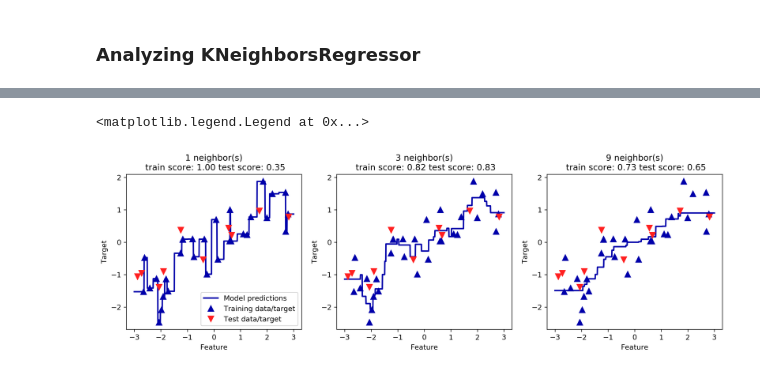
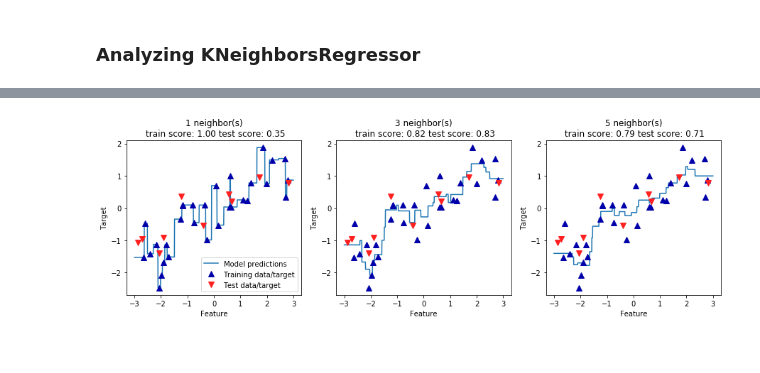
Before and after one commit to gwondohyung/data_science_2018, a Jupyter notebook: Chapter02/2.3.2.ipynb, the cells around one changed output, grey strips where cells are left out. Saved outputs shown, nothing was run; the diff lists cells and outputs as text; code cells hidden in the pictures.

```diff
--- a/Chapter02/2.3.2.ipynb
+++ b/Chapter02/2.3.2.ipynb
@@ -194,12 +194,11 @@ neighbors_settings = range(1, 11)
 
 for n_neighbors in neighbors_settings:
     # build the model
-    clf = KNeighborsClassifier(n_neighbors=n_neighbors)
-    clf.fit(X_train, y_train)
+    clf = KNeighborsClassifier(n_neighbors=n_neighbors).fit(X_train, y_train)
     # record training set accuracy
-    training_accuracy.append(clf.score(X_train, y_train))
+    training_accuracy.append(clf.score(X_train, y_train)) # 훈련 데이터에 대한 Accuracy
     # record generalization accuracy
-    test_accuracy.append(clf.score(X_test, y_test))
+    test_accuracy.append(clf.score(X_test, y_test)) # 테스트 데이터에 대한 Accuracy
 
 plt.figure(figsize=(8, 6), dpi=80, facecolor='w', edgecolor='k')
 plt.plot(neighbors_settings, training_accuracy, label="training accuracy")
@@ -252,23 +303,86 @@ Test set R^2: 0.83
 # %%
+training_accuracy_2 = []
+test_accuracy_2 = []
+
 fig, axes = plt.subplots(1, 3, figsize=(15, 4))
 # create 1,000 data points, evenly spaced between -3 and 3
-line = np.linspace(-3, 3, 1000).reshape(-1, 1)
-for n_neighbors, ax in zip([1, 3, 9], axes):
+line = np.linspace(-3, 3, 1000).reshape(-1, 1) # transpose 시킴
+for n_neighbors, ax in zip([1, 3, 5], axes):
     # make predictions using 1, 3, or 9 neighbors
     reg = KNeighborsRegressor(n_neighbors=n_neighbors)
     reg.fit(X_train, y_train)
     ax.plot(line, reg.predict(line))
     ax.plot(X_train, y_train, '^', c=mglearn.cm2(0), markersize=8)
     ax.plot(X_test, y_test, 'v', c=mglearn.cm2(1), markersize=8)
 
     ax.set_title(
         "{} neighbor(s)\n train score: {:.2f} test score: {:.2f}".format(
-            n_neighbors, reg.score(X_train, y_train),
+            n_neighbors,
+            reg.score(X_train, y_train),
             reg.score(X_test, y_test)))
+    training_accuracy_2.append(reg.score(X_train, y_train))
+    test_accuracy_2.append(reg.score(X_test, y_test))
     ax.set_xlabel("Feature")
     ax.set_ylabel("Target")
 axes[0].legend(["Model predictions", "Training data/target",
                 "Test data/target"], loc="best")
+plt.show()
+
+fig, axes = plt.subplots(1, 3, figsize=(15, 4))
+# create 1,000 data points, evenly spaced between -3 and 3
+line = np.linspace(-3, 3, 1000).reshape(-1, 1) # transpose 시킴
+for n_neighbors, ax in zip([7, 9, 11], axes):
+    # make predictions using 1, 3, or 9 neighbors
+    reg = KNeighborsRegressor(n_neighbors=n_neighbors)
+    reg.fit(X_train, y_train)
+    ax.plot(line, reg.predict(line))
+    ax.plot(X_train, y_train, '^', c=mglearn.cm2(0), markersize=8)
+    ax.plot(X_test, y_test, 'v', c=mglearn.cm2(1), markersize=8)
+
+    ax.set_title(
+        "{} neighbor(s)\n train score: {:.2f} test score: {:.2f}".format(
+            n_neighbors,
+            reg.score(X_train, y_train),
+            reg.score(X_test, y_test)))
+    training_accuracy_2.append(reg.score(X_train, y_train))
+    test_accuracy_2.append(reg.score(X_test, y_test))
+    ax.set_xlabel("Feature")
+    ax.set_ylabel("Target")
+axes[0].legend(["Model predictions", "Training data/target",
+                "Test data/target"], loc="best")
+plt.show()
+
+fig, axes = plt.subplots(1, 3, figsize=(15, 4))
+# create 1,000 data points, evenly spaced between -3 and 3
+line = np.linspace(-3, 3, 1000).reshape(-1, 1) # transpose 시킴
+for n_neighbors, ax in zip([13, 15, 17], axes):
+    # make predictions using 1, 3, or 9 neighbors
+    reg = KNeighborsRegressor(n_neighbors=n_neighbors)
+    reg.fit(X_train, y_train)
+    ax.plot(line, reg.predict(line))
+    ax.plot(X_train, y_train, '^', c=mglearn.cm2(0), markersize=8)
+    ax.plot(X_test, y_test, 'v', c=mglearn.cm2(1), markersize=8)
+
+    ax.set_title(
+        "{} neighbor(s)\n train score: {:.2f} test score: {:.2f}".format(
+            n_neighbors,
+            reg.score(X_train, y_train),
+            reg.score(X_test, y_test)))
+    training_accuracy_2.append(reg.score(X_train, y_train))
+    test_accuracy_2.append(reg.score(X_test, y_test))
+    ax.set_xlabel("Feature")
+    ax.set_ylabel("Target")
+axes[0].legend(["Model predictions", "Training data/target",
+                "Test data/target"], loc="best")
+plt.show()
+
+neighbors_settings = range(1, 18, 2)
+plt.figure(figsize=(8, 6), dpi=80, facecolor='w', edgecolor='k')
+plt.plot(neighbors_settings, training_accuracy_2, label="training accuracy")
+plt.plot(neighbors_settings, test_accuracy_2, label="test accuracy")
+plt.ylabel("Accuracy")
+plt.xlabel("n_neighbors")
+plt.legend()
+plt.show()
 # %% [output]
-<matplotlib.legend.Legend at 0x...>
-[figure, old version]
+[figure, new version]
```
Also changed, not shown: parts of 16 cells of this notebook, 2 other files.
